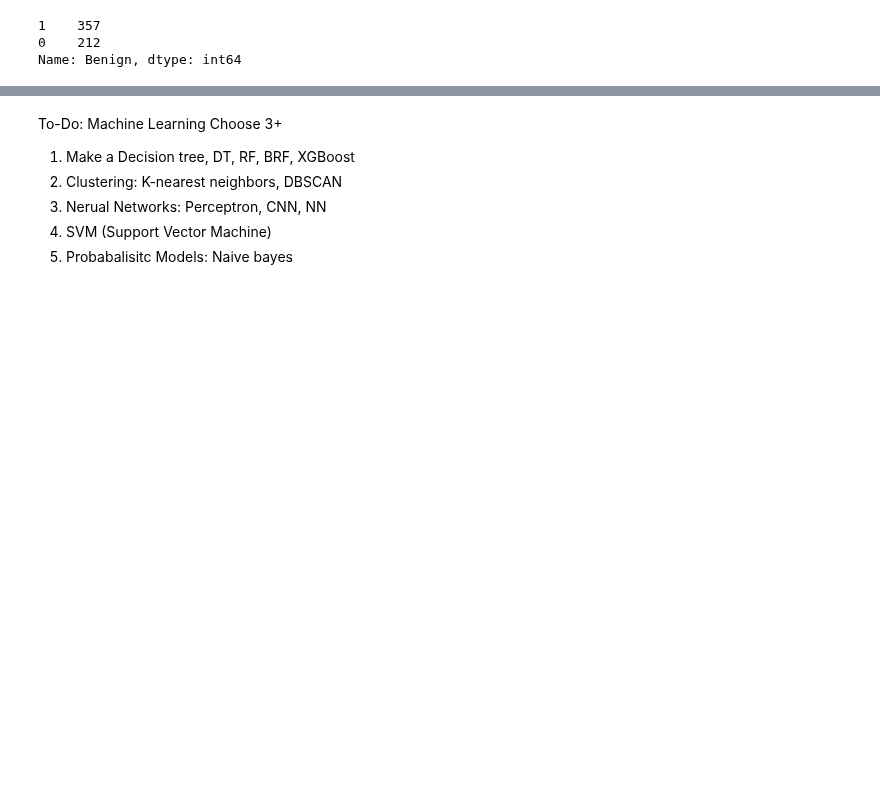
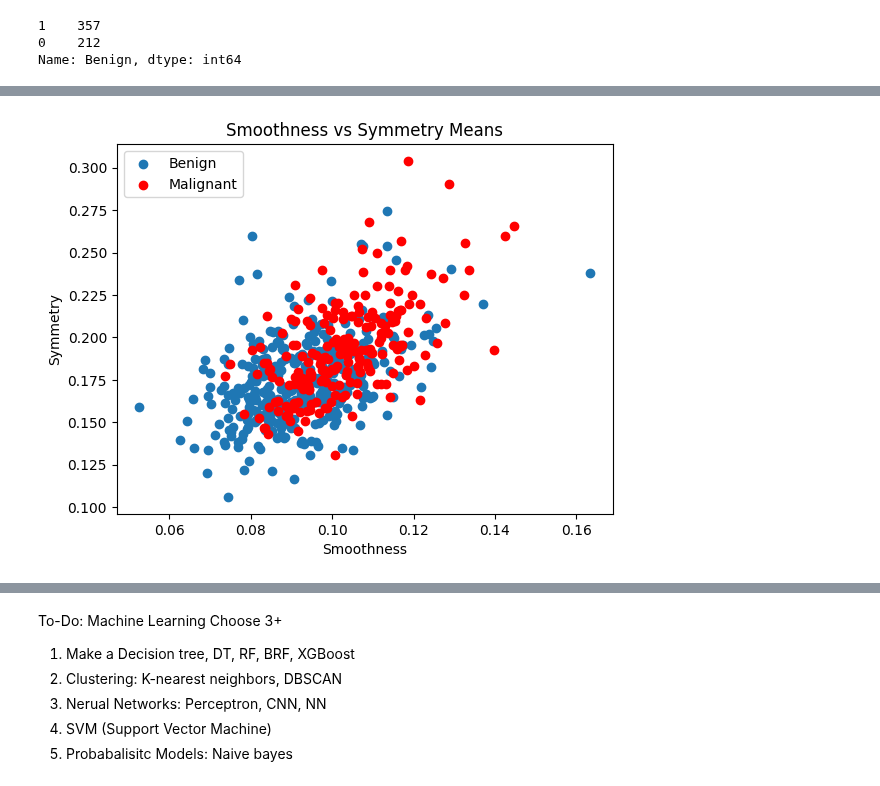
Before and after one commit to AR615598/Classifying_Cancer_Cells, a Jupyter notebook: cancer_cell_classification.ipynb, the cells around one changed output, grey strips where cells are left out. Saved outputs shown, nothing was run; the diff lists cells and outputs as text; code cells hidden in the pictures; blank space fills up the shorter version.

```diff
--- a/cancer_cell_classification.ipynb
+++ b/cancer_cell_classification.ipynb
@@ -76,0 +162,13 @@ b_group
+# %%
+fig = plt.figure()
+ax = fig.add_subplot(1,1,1)
+ax.scatter(b_group['smoothness_mean'], b_group['symmetry_mean'], label="Benign")
+ax.scatter(m_group['smoothness_mean'], m_group['symmetry_mean'], color = 'r', label="Malignant")
+
+plt.title('Smoothness vs Symmetry Means')
+plt.xlabel('Smoothness')
+plt.ylabel('Symmetry')
+plt.legend(loc="upper left")
+plt.show()
+# %% [output]
+[figure, added]
```
Also changed, not shown: parts of 17 cells of this notebook.
